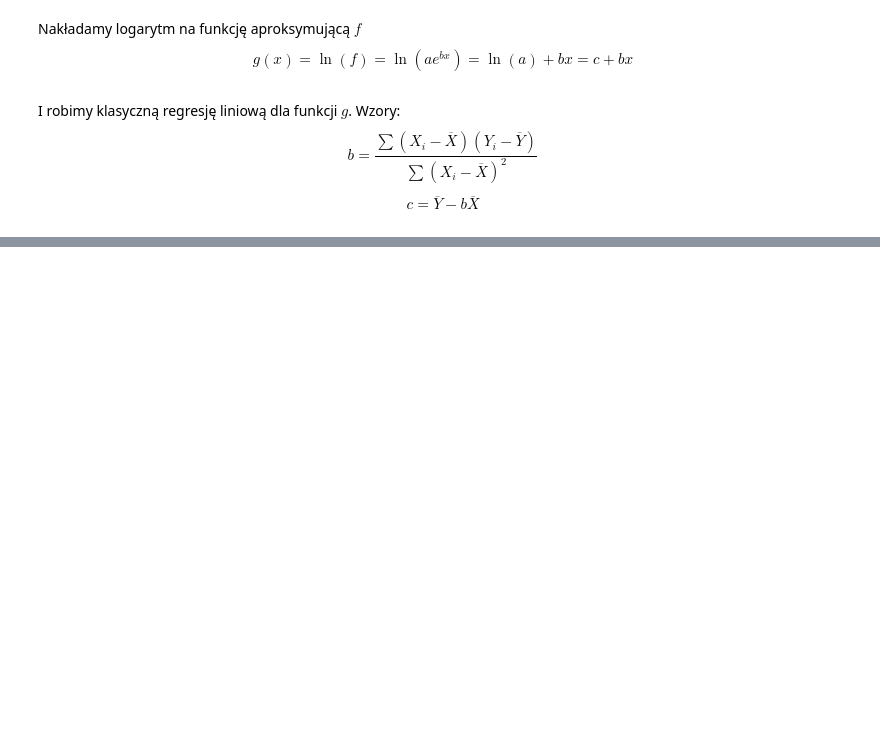
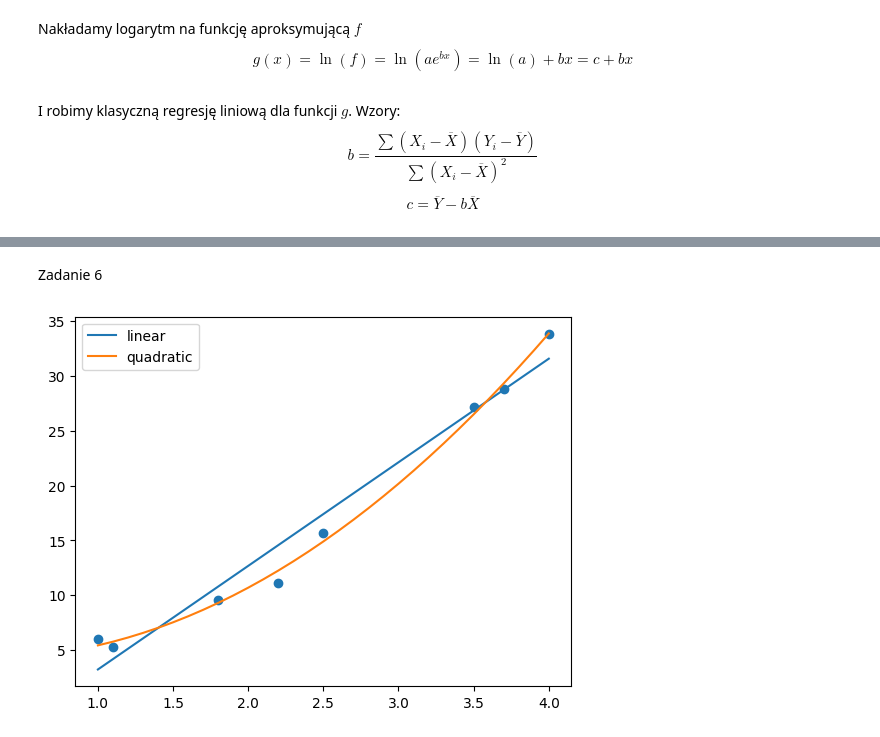
Before and after one commit to rafglo/Metody-numeryczne, a Jupyter notebook: lista5.ipynb, the cells around one changed output, grey strips where cells are left out. Saved outputs shown, nothing was run; the diff lists cells and outputs as text; code cells hidden in the pictures; blank space fills up the shorter version.

```diff
--- a/lista5.ipynb
+++ b/lista5.ipynb
@@ -98,0 +110,10 @@ plt.show()
+# %%
+def poly_approximation(m, x, y):
+    mat = np.zeros((m+1, m+1))
+    b = np.zeros(m+1)
+    for i in range(m+1):
+        for k in range(m+1):
+            mat[i][k] = np.sum(x ** (i + k))
+        b[i] = np.sum(y * x ** i)
+    coeffs = solve(mat, b)
+    return np.flip(coeffs)
@@ -98,0 +147,18 @@ plt.show()
+# %% [markdown]
+Zadanie 6
+# %%
+x = np.array([1.0, 2.5, 3.5, 4.0, 1.1, 1.8, 2.2, 3.7])
+y = np.array([6.008, 15.722, 27.13, 33.772, 5.257, 9.549, 11.098, 28.828])
+# %%
+linear_approx = np.poly1d(poly_approximation(1, x, y))
+quadratic_approx = np.poly1d(poly_approximation(2, x, y))
+# %%
+x_lin = np.arange(1, 4.1, 0.1)
+# %%
+plt.scatter(x, y)
+plt.plot(x_lin, linear_approx(x_lin), label="linear")
+plt.plot(x_lin, quadratic_approx(x_lin), label="quadratic")
+plt.legend(loc="best")
+plt.show()
+# %% [output]
+[figure, added]
```
Also changed, not shown: parts of 12 cells of this notebook.
